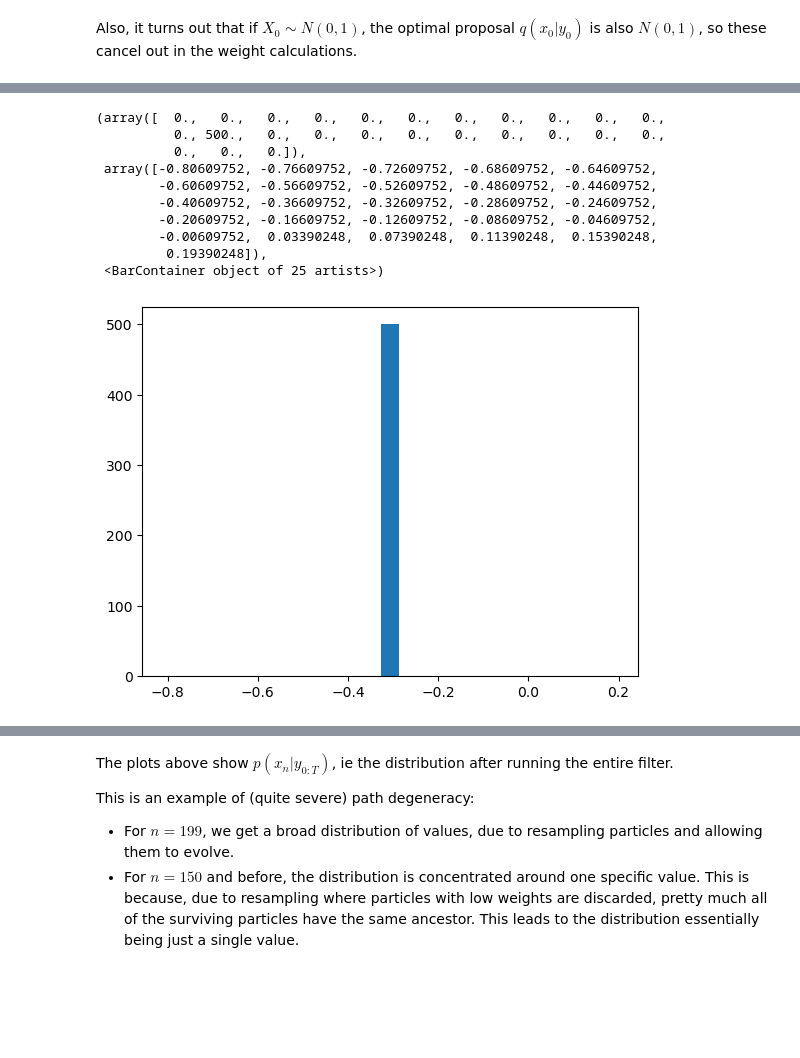
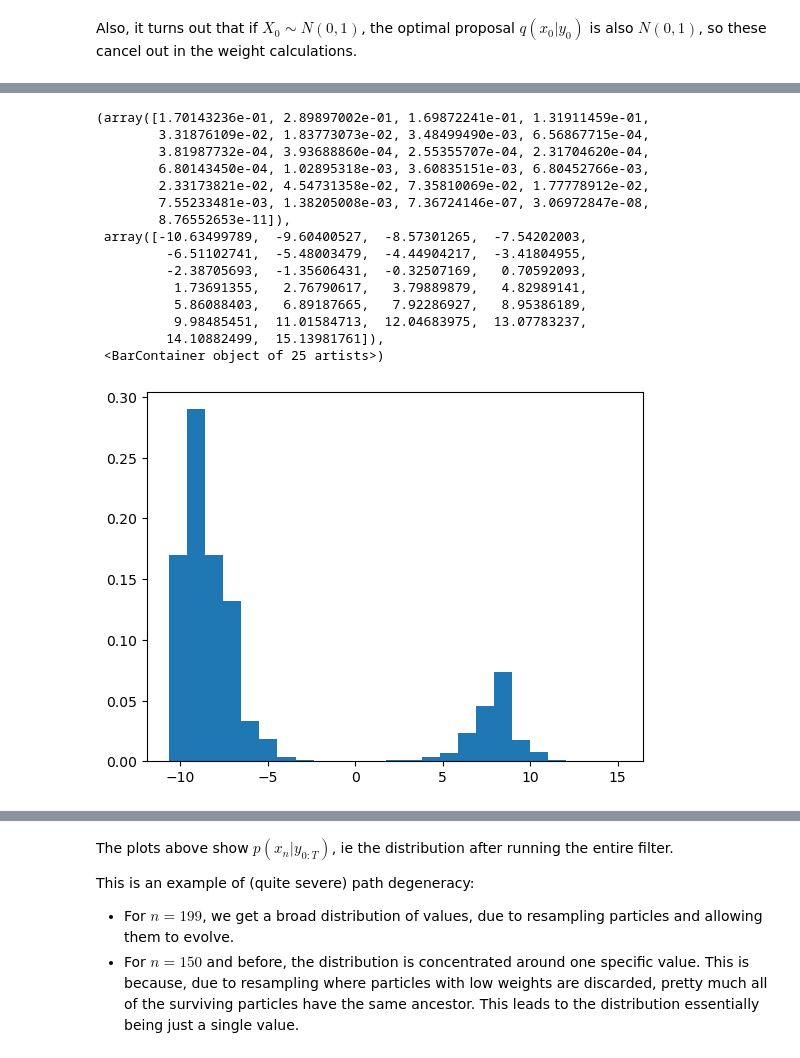
Before and after one commit to Gautam-Chauhan/Advanced-Simulation-Coursework, a Jupyter notebook: Q1.ipynb, the cells around one changed output, grey strips where cells are left out. Drawn from its saved outputs; the diff is of its cells as text; code cells hidden in the pictures; blank space fills up the shorter version.

```diff
--- a/Q1.ipynb
+++ b/Q1.ipynb
@@ -112,7 +100,7 @@ def log_g(x,y):
     mean = 1/20*x**2
     var = 1
 
-    val = -1/2*np.log(2*np.pi*var) - 1/(2*var)*(x-mean)**2
+    val = -1/2*np.log(2*np.pi*var) - 1/(2*var)*(y-mean)**2
     return val
 # %%
 def prop_mean_var(y,x_prev,n):
@@ -143,9 +133,10 @@ def resample(omega, X, rng):
     # Make new particles by copying each old particle a number of times equal to 'copies'
     k = 0
     for i in range(N):
-        for _ in range(copies[i]):
-            new_X[k,:] = X[i,:]
-            k = k+1
+        if copies[i]>0:
+            for _ in range(copies[i]):
+                new_X[k,:] = X[i,:]
+                k = k+1
 
     return new_X
 # %%
@@ -154,30 +145,33 @@ def SIR(y,N):
     # Get the full length of the sequence
     T = len(y)
 
-    # List to store all the arrays of particles after each timestep
-    all_X = []
-
-    # Set array to store particles for max_n iterations
+    # Set array to store history of particles
+    # the sampled particles after each time step and the weights
     X = np.zeros((N,T))
+    samples = np.zeros((N,T))
+    weights = np.zeros((N,T))
 
     # TIME 0
     # Sample from initial proposal (N(0,1)), calculate weights and normalise
     rng = np.random.default_rng(seed=0)
     X[:,0] = stats.norm.rvs(size=N,random_state=rng)
+    samples[:,0] = X[:,0]
+
     # In the initial case, the transition density and proposal cancel out, leaving omega = g(y0|x0)
     log_omega = log_g(X[:,0],y[0])
     max_val = np.max(log_omega)
     omega = np.exp(log_omega-max_val)/np.sum(np.exp(log_omega-max_val))
-    # Empirical distribution is the distribution after sampling from the proposal, but before resampling
-    all_X.append(X)
+    weights[:,0] = omega
+
     X = resample(omega,X,rng)
 
     # TIME n>0
     for n in range(1,T):
 
-        m,S = prop_mean_var(y[0],X[:,n-1],n)
+        m,S = prop_mean_var(y[n],X[:,n-1],n)
         rng = np.random.default_rng(seed=n)
-        X[:,n] = stats.norm.rvs(loc=m,scale=np.sqrt(S),size=N,random_state=rng)
+        X[:,n] = stats.norm.rvs(loc=m,scale=np.sqrt(S),random_state=rng)
+        samples[:,n] = X[:,n]
 
         # For n>0, omega = f*g/proposal
         # Need to work with logs to avoid numerical stability issues
@@ -185,8 +179,8 @@ def SIR(y,N):
         # Use exp-normalise trick
         max_val = np.max(log_omega)
         omega = np.exp(log_omega-max_val)/np.sum(np.exp(log_omega-max_val))
-        rng2 = np.random.default_rng(seed=n)
-        all_X.append(X)
-        X = resample(omega,X,rng2)
+        weights[:,n] = omega
 
-    return all_X
+        X = resample(omega,X,rng)
+
+    return X, samples, weights
@@ -195,2 +187,2 @@ WARNING: The results seem quite sensitive to the seed used for the multinomial d
 # %%
-all_X = SIR(y,500)
+X, samples, weights = SIR(y,500)
@@ -231,14 +189,21 @@ plt.hist(X[:,151],bins=25)
-# %%
-plt.hist(X[:,99],bins=25)
-# %% [output]
-(array([  0.,   0.,   0.,   0.,   0.,   0.,   0.,   0.,   0.,   0.,   0.,
-          0., 500.,   0.,   0.,   0.,   0.,   0.,   0.,   0.,   0.,   0.,
-          0.,   0.,   0.]),
- array([-0.80609752, -0.76609752, -0.72609752, -0.68609752, -0.64609752,
-        -0.60609752, -0.56609752, -0.52609752, -0.48609752, -0.44609752,
-        -0.40609752, -0.36609752, -0.32609752, -0.28609752, -0.24609752,
-        -0.20609752, -0.16609752, -0.12609752, -0.08609752, -0.04609752,
-        -0.00609752,  0.03390248,  0.07390248,  0.11390248,  0.15390248,
-         0.19390248]),
- <BarContainer object of 25 artists>)
-[figure, removed]
+# %%
+sample_200 = samples[:,1]
+weight_200 = weights[:,1]
+plt.hist(sample_200,bins=25,weights=weight_200)
+# %% [output]
+(array([1.70143236e-01, 2.89897002e-01, 1.69872241e-01, 1.31911459e-01,
+        3.31876109e-02, 1.83773073e-02, 3.48499490e-03, 6.56867715e-04,
+        3.81987732e-04, 3.93688860e-04, 2.55355707e-04, 2.31704620e-04,
+        6.80143450e-04, 1.02895318e-03, 3.60835151e-03, 6.80452766e-03,
+        2.33173821e-02, 4.54731358e-02, 7.35810069e-02, 1.77778912e-02,
+        7.55233481e-03, 1.38205008e-03, 7.36724146e-07, 3.06972847e-08,
+        8.76552653e-11]),
+ array([-10.63499789,  -9.60400527,  -8.57301265,  -7.54202003,
+         -6.51102741,  -5.48003479,  -4.44904217,  -3.41804955,
+         -2.38705693,  -1.35606431,  -0.32507169,   0.70592093,
+          1.73691355,   2.76790617,   3.79889879,   4.82989141,
+          5.86088403,   6.89187665,   7.92286927,   8.95386189,
+          9.98485451,  11.01584713,  12.04683975,  13.07783237,
+         14.10882499,  15.13981761]),
+ <BarContainer object of 25 artists>)
+[figure, added]
```
Also changed, not shown: parts of 18 cells of this notebook.
